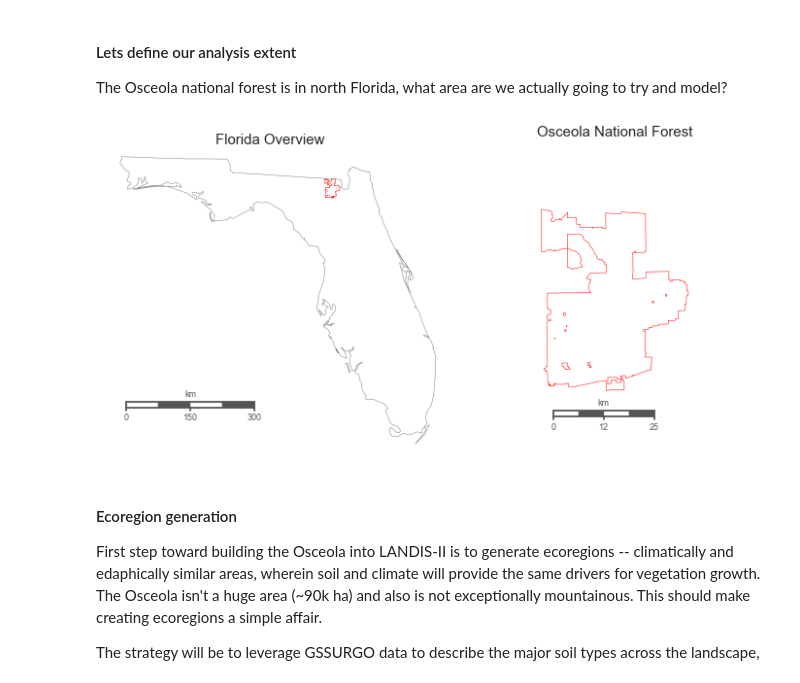
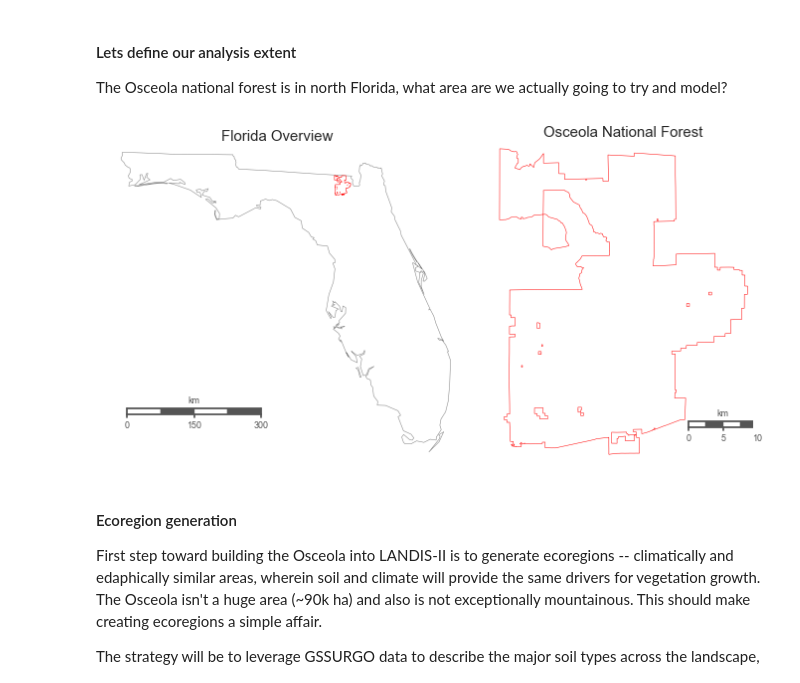
Before and after one commit to djkrofch/Osceola, a Jupyter notebook: Osceola_ModelSetup.ipynb, the cells around one changed output. Drawn from its saved outputs; the diff is of its cells as text; code cells hidden in the pictures.

Commit message:
Fixed some bugs
in the getShapeGeom function,, and in the raster paths for the sand silt
and clay figure

```diff
--- a/Osceola_ModelSetup.ipynb
+++ b/Osceola_ModelSetup.ipynb
@@ -66,6 +66,9 @@ def plotRaster(image, ax=None, *args, **kwargs):
     # Setup axes
     ax.spines['left'].set_visible(False)
     ax.spines['bottom'].set_visible(False)
+    ax.spines['top'].set_visible(False)
+    ax.spines['right'].set_visible(False)
+
     ax.get_xaxis().set_ticks([])
     ax.get_yaxis().set_ticks([])
 
@@ -73,7 +76,8 @@ def getShpGeom(shapefile):
     shp = fiona.open(shapefile)
     bds = shp.bounds
     shp.close()
-
+    padLON = ((bds[0] - bds[2]) / 2) * 0.05
+    padLAT = ((bds[1] - bds[3]) / 2) * 0.05
     ll = (bds[0] + padLON, bds[1] + padLAT)
     ur = (bds[2] - padLON, bds[3] - padLAT)
     midlat = (bds[1] + bds[3]) / 2
@@ -109,36 +113,36 @@ m.drawmapscale(
     labelstyle='simple',
     fillcolor1='w',
     fillcolor2='#555555',
     fontcolor='#555555',
     zorder=1);
 
 coords, midlat, midlon = getShpGeom(shapeDir + 'OsceolaShape.shp')
 
 m1 = Basemap(llcrnrlon=coords[0],llcrnrlat=coords[1],
             urcrnrlon=coords[2],urcrnrlat=coords[3],
              resolution='i', projection='tmerc',
             lat_0 = midlat, lon_0 = midlon, ax = ax2);
 
 m1.readshapefile(shapeDir + 'OsceolaShape', 'Osceola',
     color='red', zorder=5);
 
 m1.drawmapscale(
-    coords[0] + 0.35, coords[1] + 0.1,
+    coords[0] + 0.35, coords[1] + 0.05,
     coords[0], coords[1],
-    25.,
+    10.,
     barstyle='fancy',
     labelstyle='simple',
     fillcolor1='w',
     fillcolor2='#555555',
     fontcolor='#555555',
     zorder=1);
 
 ax1.set_title('Florida Overview', fontsize = 15)
 ax2.set_title('Osceola National Forest', fontsize = 15)
 plt.tight_layout()
 plt.savefig('AreaOverview.tif')
 # %% [output]
-[figure, old version]
+[figure, new version]
 # %% [markdown]
 #### Ecoregion generation
 First step toward building the Osceola into LANDIS-II is to generate ecoregions -- climatically and edaphically similar areas, wherein soil and climate will provide the same drivers for vegetation growth. The Osceola isn't a huge area (~90k ha) and also is not exceptionally mountainous. This should make creating ecoregions a simple affair.
```
Also changed, not shown: parts of 2 cells of this notebook.
